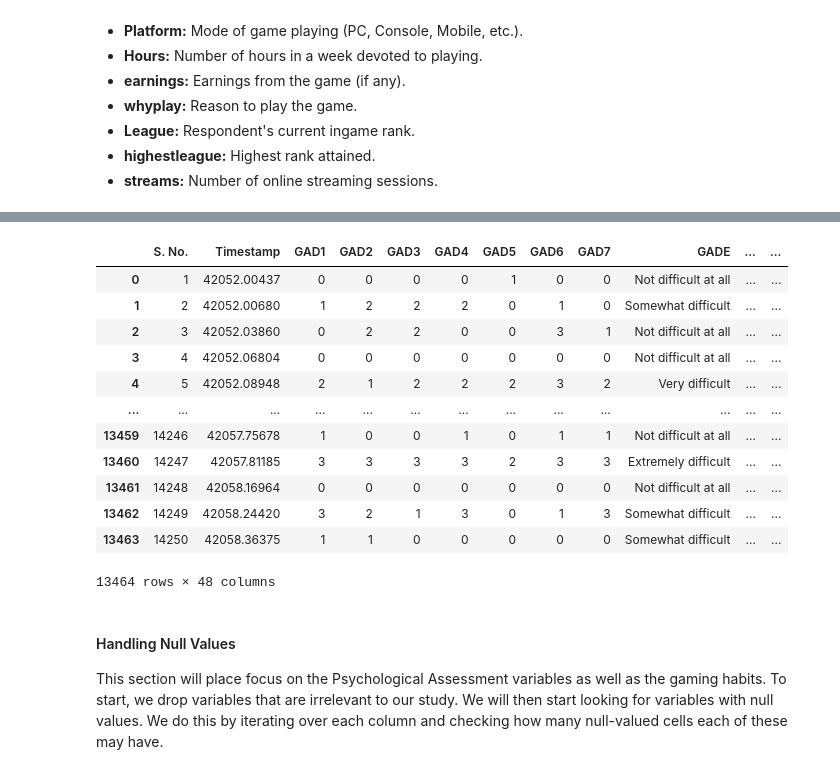
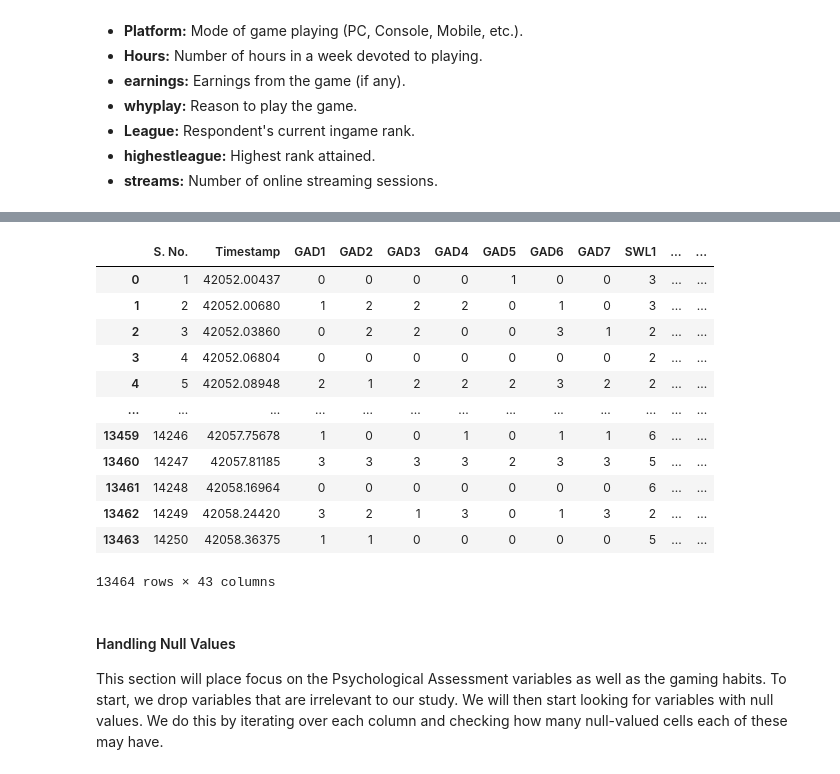
Before and after one commit to MglGuer/CSMODEL-MCO, a Jupyter notebook: Group 4 CSMODEL MCO1.ipynb, the cells around one changed output, grey strips where cells are left out. Drawn from its saved outputs; the diff is of its cells as text; code cells hidden in the pictures.

```diff
--- a/Group 4 CSMODEL MCO1.ipynb
+++ b/Group 4 CSMODEL MCO1.ipynb
@@ -107,20 +116,25 @@ Next, we prepare our dataset for modeling and analysis. We start by removing the
 # %%
-gamingAnxiety_df = gamingAnxiety_df.drop(columns=['League', 'highestleague', 'accept', 'earnings', 'streams', 'Residence', 'Birthplace'])
+gamingAnxiety_df = gamingAnxiety_df.drop(columns=['accept',
+                                                  'Birthplace',
+                                                  'Degree', 'earnings', 'GADE',
+                                                  'highestleague', 'League', 'Narcissism',
+                                                  'Reference', 'Residence',
+                                                  'streams', 'Work'])
 gamingAnxiety_df
 # %% [output]
-|  | S. No. | Timestamp | GAD1 | GAD2 | GAD3 | GAD4 | GAD5 | GAD6 | GAD7 | GADE | ... | ... |
-| 0 | 1 | 42052.00437 | 0 | 0 | 0 | 0 | 1 | 0 | 0 | Not difficult at all | ... | ... |
-| 1 | 2 | 42052.00680 | 1 | 2 | 2 | 2 | 0 | 1 | 0 | Somewhat difficult | ... | ... |
-| 2 | 3 | 42052.03860 | 0 | 2 | 2 | 0 | 0 | 3 | 1 | Not difficult at all | ... | ... |
-| 3 | 4 | 42052.06804 | 0 | 0 | 0 | 0 | 0 | 0 | 0 | Not difficult at all | ... | ... |
-| 4 | 5 | 42052.08948 | 2 | 1 | 2 | 2 | 2 | 3 | 2 | Very difficult | ... | ... |
+|  | S. No. | Timestamp | GAD1 | GAD2 | GAD3 | GAD4 | GAD5 | GAD6 | GAD7 | SWL1 | ... | ... |
+| 0 | 1 | 42052.00437 | 0 | 0 | 0 | 0 | 1 | 0 | 0 | 3 | ... | ... |
+| 1 | 2 | 42052.00680 | 1 | 2 | 2 | 2 | 0 | 1 | 0 | 3 | ... | ... |
+| 2 | 3 | 42052.03860 | 0 | 2 | 2 | 0 | 0 | 3 | 1 | 2 | ... | ... |
+| 3 | 4 | 42052.06804 | 0 | 0 | 0 | 0 | 0 | 0 | 0 | 2 | ... | ... |
+| 4 | 5 | 42052.08948 | 2 | 1 | 2 | 2 | 2 | 3 | 2 | 2 | ... | ... |
 | ... | ... | ... | ... | ... | ... | ... | ... | ... | ... | ... | ... | ... |
-| 13459 | 14246 | 42057.75678 | 1 | 0 | 0 | 1 | 0 | 1 | 1 | Not difficult at all | ... | ... |
-| 13460 | 14247 | 42057.81185 | 3 | 3 | 3 | 3 | 2 | 3 | 3 | Extremely difficult | ... | ... |
-| 13461 | 14248 | 42058.16964 | 0 | 0 | 0 | 0 | 0 | 0 | 0 | Not difficult at all | ... | ... |
-| 13462 | 14249 | 42058.24420 | 3 | 2 | 1 | 3 | 0 | 1 | 3 | Somewhat difficult | ... | ... |
-| 13463 | 14250 | 42058.36375 | 1 | 1 | 0 | 0 | 0 | 0 | 0 | Somewhat difficult | ... | ... |
+| 13459 | 14246 | 42057.75678 | 1 | 0 | 0 | 1 | 0 | 1 | 1 | 6 | ... | ... |
+| 13460 | 14247 | 42057.81185 | 3 | 3 | 3 | 3 | 2 | 3 | 3 | 5 | ... | ... |
+| 13461 | 14248 | 42058.16964 | 0 | 0 | 0 | 0 | 0 | 0 | 0 | 6 | ... | ... |
+| 13462 | 14249 | 42058.24420 | 3 | 2 | 1 | 3 | 0 | 1 | 3 | 2 | ... | ... |
+| 13463 | 14250 | 42058.36375 | 1 | 1 | 0 | 0 | 0 | 0 | 0 | 5 | ... | ... |
-13464 rows × 48 columns
+13464 rows × 43 columns
 # %% [markdown]
 #### Handling Null Values
 This section will place focus on the Psychological Assessment variables as well as the gaming habits. To start, we drop variables that are irrelevant to our study. We will then start looking for variables with null values. We do this by iterating over each column and checking how many null-valued cells each of these may have.
```
Also changed, not shown: parts of 53 cells of this notebook.
